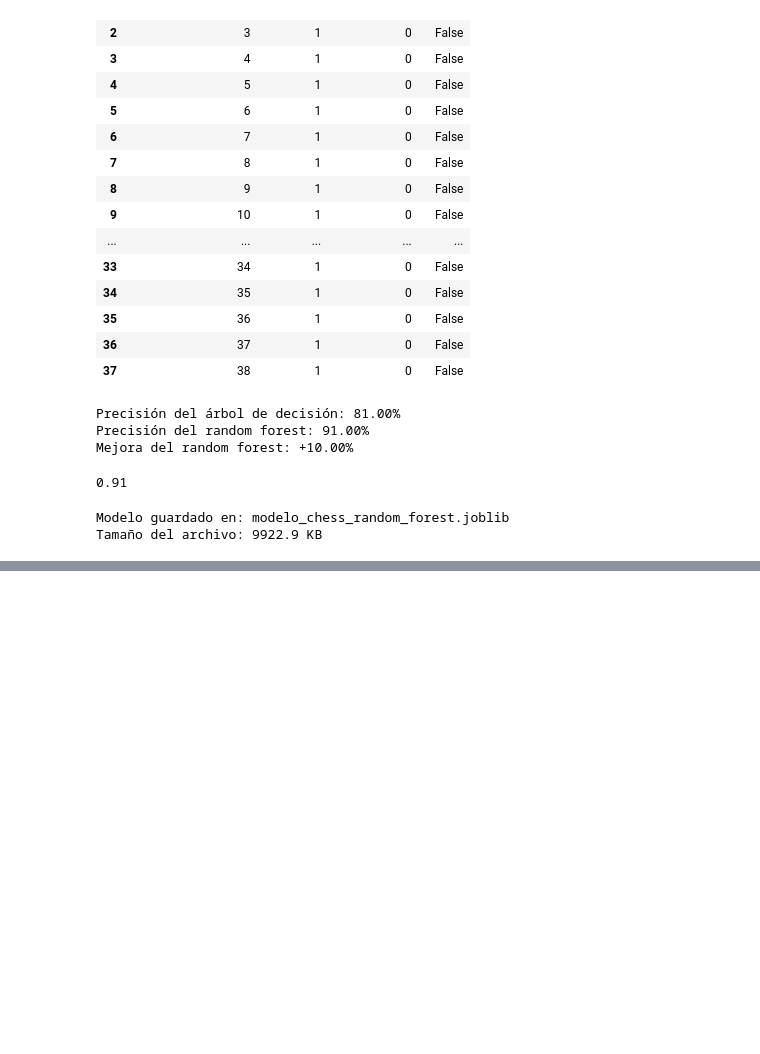
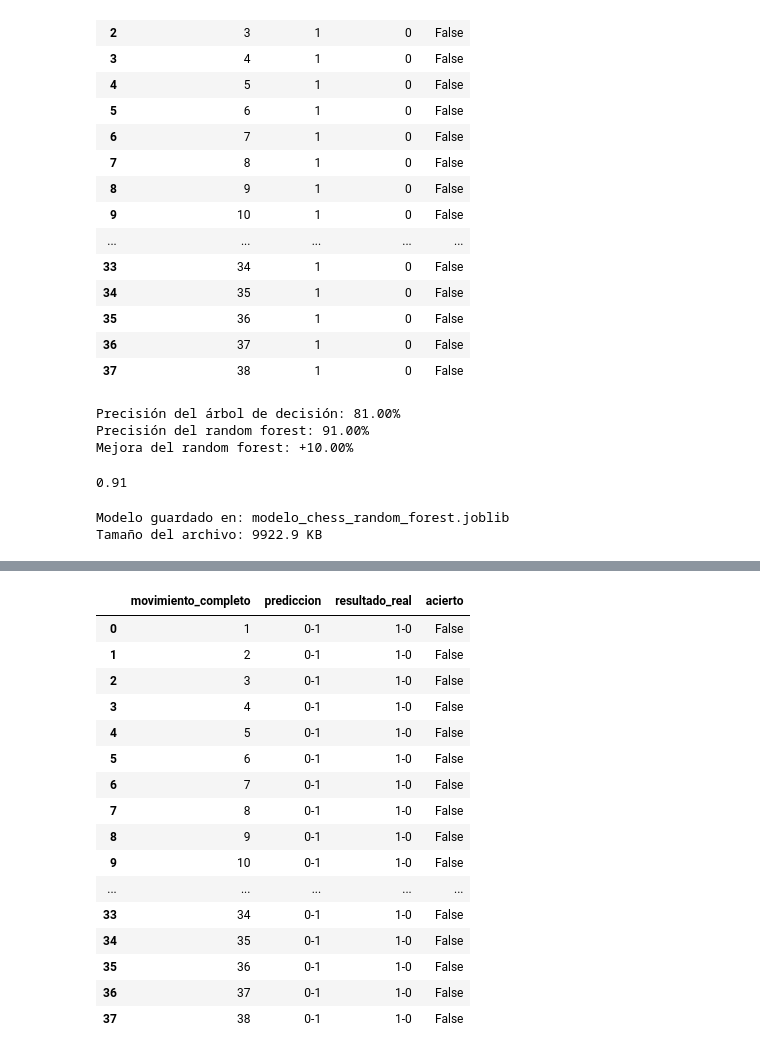
Before and after one commit to hbuelta/Decision-Trees-chess-, a Jupyter notebook: decision_tree_chess.ipynb, the cells around one changed output, grey strips where cells are left out. Cells and saved outputs as stored; diff of their text form; code cells hidden in the pictures; blank space fills up the shorter version.

Commit message:
added test function for forest prediction

```diff
--- a/decision_tree_chess.ipynb
+++ b/decision_tree_chess.ipynb
@@ -420,3 +420,75 @@ print(f"Tamaño del archivo: {ruta_modelo.stat().st_size / 1024:.1f} KB")
 # %% [output]
 Modelo guardado en: modelo_chess_random_forest.joblib
 Tamaño del archivo: 9922.9 KB
+# %%
+INDICE_PARTIDA_PREDICCION = 35125
+partida_prediccion = partida_para_prueba(PGN_ZST_PATH, INDICE_PARTIDA_PREDICCION)
+resultado_real_prediccion = partida_prediccion.headers.get("Result", "*")
+
+if resultado_real_prediccion not in RESULTADO_A_CLASE:
+    raise ValueError(
+        f"Resultado PGN no válido para clasificación: {resultado_real_prediccion}"
+    )
+
+movimientos_prediccion = list(partida_prediccion.mainline_moves())
+tablero_prediccion = partida_prediccion.board()
+resultados_prediccion = []
+blancas_enrocadas_prediccion = False
+negras_enrocadas_prediccion = False
+
+clase_a_resultado = {
+    clase: resultado for resultado, clase in RESULTADO_A_CLASE.items()
+}
+
+# Se predice después de cada movimiento completo hasta dejar 10 movimientos al final.
+for inicio in range(0, len(movimientos_prediccion) - 21, 2):
+    for movimiento in movimientos_prediccion[inicio:inicio + 2]:
+        if tablero_prediccion.is_castling(movimiento):
+            if tablero_prediccion.turn == chess.WHITE:
+                blancas_enrocadas_prediccion = True
+            else:
+                negras_enrocadas_prediccion = True
+        tablero_prediccion.push(movimiento)
+
+    caracteristicas_prediccion = estado_tablero(
+        tablero_prediccion,
+        blancas_enrocadas_prediccion,
+        negras_enrocadas_prediccion,
+    )
+    X_posicion_prediccion = pd.DataFrame(
+        [caracteristicas_prediccion],
+        columns=CARACTERISTICAS,
+    )
+    prediccion = int(bosque_aleatorio.predict(X_posicion_prediccion)[0])
+    resultado_predicho = clase_a_resultado[prediccion]
+
+    resultados_prediccion.append(
+        {
+            "movimiento_completo": tablero_prediccion.fullmove_number - 1,
+            "prediccion": resultado_predicho,
+            "resultado_real": resultado_real_prediccion,
+            "acierto": resultado_predicho == resultado_real_prediccion,
+        }
+    )
+
+resultados_prediccion = pd.DataFrame(resultados_prediccion)
+
+if resultados_prediccion.empty:
+    raise ValueError(
+        "La partida no tiene suficientes movimientos para esta evaluación"
+    )
+
+print(f"Índice de la partida: {INDICE_PARTIDA_PREDICCION}")
+print(f"Resultado real: {resultado_real_prediccion}")
+print(
+    f"Predicciones correctas: "
+    f"{resultados_prediccion['acierto'].sum()}/"
+    f"{len(resultados_prediccion)}"
+)
+print(
+    f"Precisión del random forest en la partida: "
+    f"{resultados_prediccion['acierto'].mean():.2%}"
+)
+
+resultados_prediccion
+# %% [output]
@@ -422,0 +499,17 @@ Tamaño del archivo: 9922.9 KB
+|  | movimiento_completo | prediccion | resultado_real | acierto |
+| 0 | 1 | 0-1 | 1-0 | False |
+| 1 | 2 | 0-1 | 1-0 | False |
+| 2 | 3 | 0-1 | 1-0 | False |
+| 3 | 4 | 0-1 | 1-0 | False |
+| 4 | 5 | 0-1 | 1-0 | False |
+| 5 | 6 | 0-1 | 1-0 | False |
+| 6 | 7 | 0-1 | 1-0 | False |
+| 7 | 8 | 0-1 | 1-0 | False |
+| 8 | 9 | 0-1 | 1-0 | False |
+| 9 | 10 | 0-1 | 1-0 | False |
+| ... | ... | ... | ... | ... |
+| 33 | 34 | 0-1 | 1-0 | False |
+| 34 | 35 | 0-1 | 1-0 | False |
+| 35 | 36 | 0-1 | 1-0 | False |
+| 36 | 37 | 0-1 | 1-0 | False |
+| 37 | 38 | 0-1 | 1-0 | False |
```
Also changed, not shown: parts of 1 cell of this notebook.
